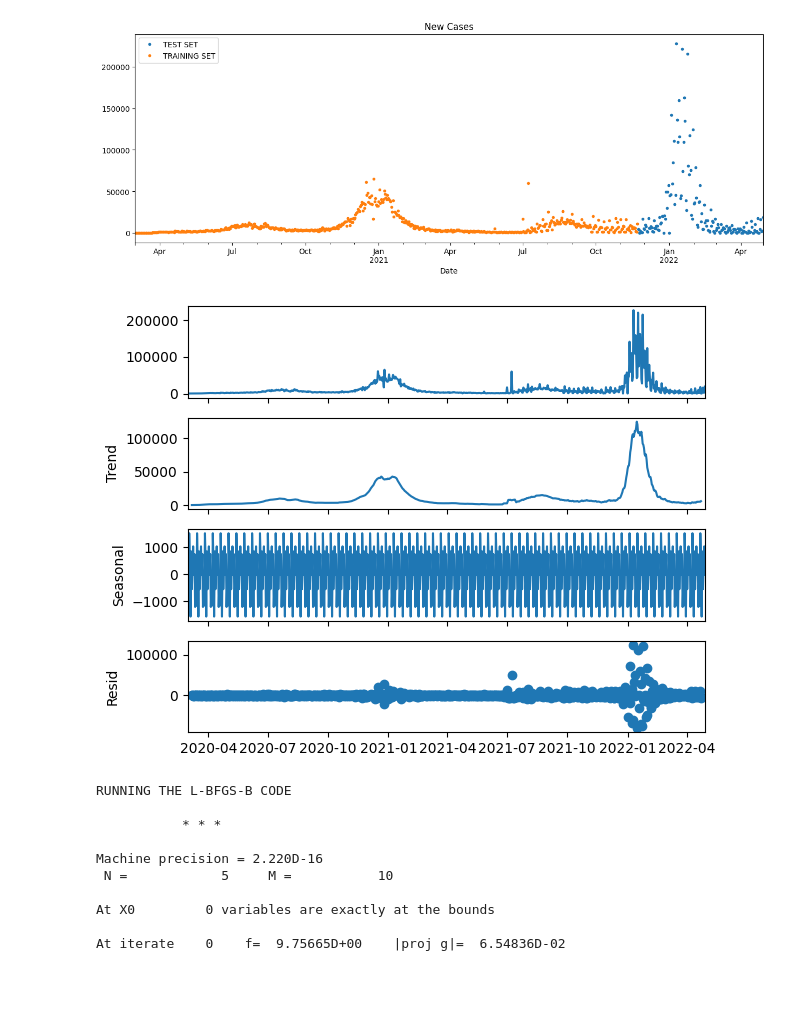
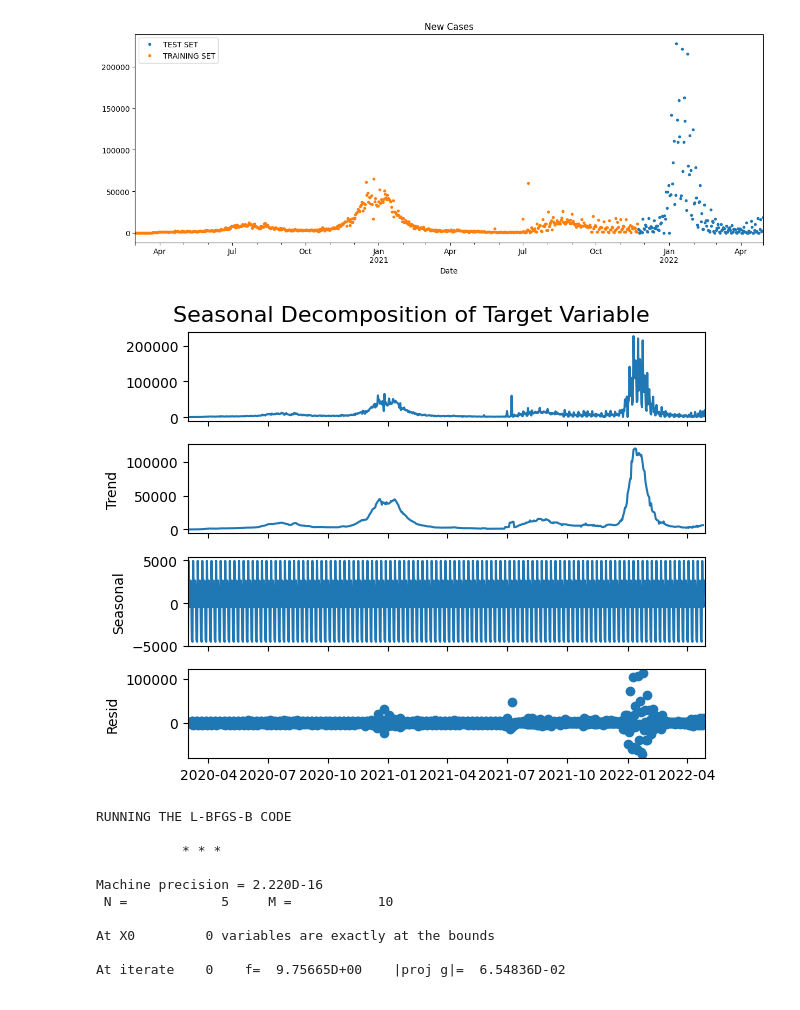
Before and after one commit to danielhe-nu/STAT390-Snowman, a Jupyter notebook: willem_univ_arima_seasonal_ca.ipynb, the cells around one changed output. Drawn from its saved outputs; the diff is of its cells as text; code cells hidden in the pictures.

Commit message:
willem univariate arima autoarima seasonal models -ca

```diff
--- a/willem_univ_arima_seasonal_ca.ipynb
+++ b/willem_univ_arima_seasonal_ca.ipynb
@@ -51,13 +51,14 @@ _ = ca_uni_test \
 # %% [output]
 [figure]
 # %%
-#time series decomposition
 from statsmodels.tsa.seasonal import seasonal_decompose
-seasonal_decompose(ca_uni_df, period=12).plot()
-
+#seasonal decomposition plot
+result = seasonal_decompose(ca_uni_df, period=7)
+fig = result.plot()
+fig.suptitle('Seasonal Decomposition of Target Variable', fontsize=16, y=1.025)
 plt.show()
 # %% [output]
-[figure, old version]
+[figure, new version]
 # %%
 #baseline seasonal arima model
 import statsmodels.api as sm
```
Also changed, not shown: parts of 4 cells of this notebook.
